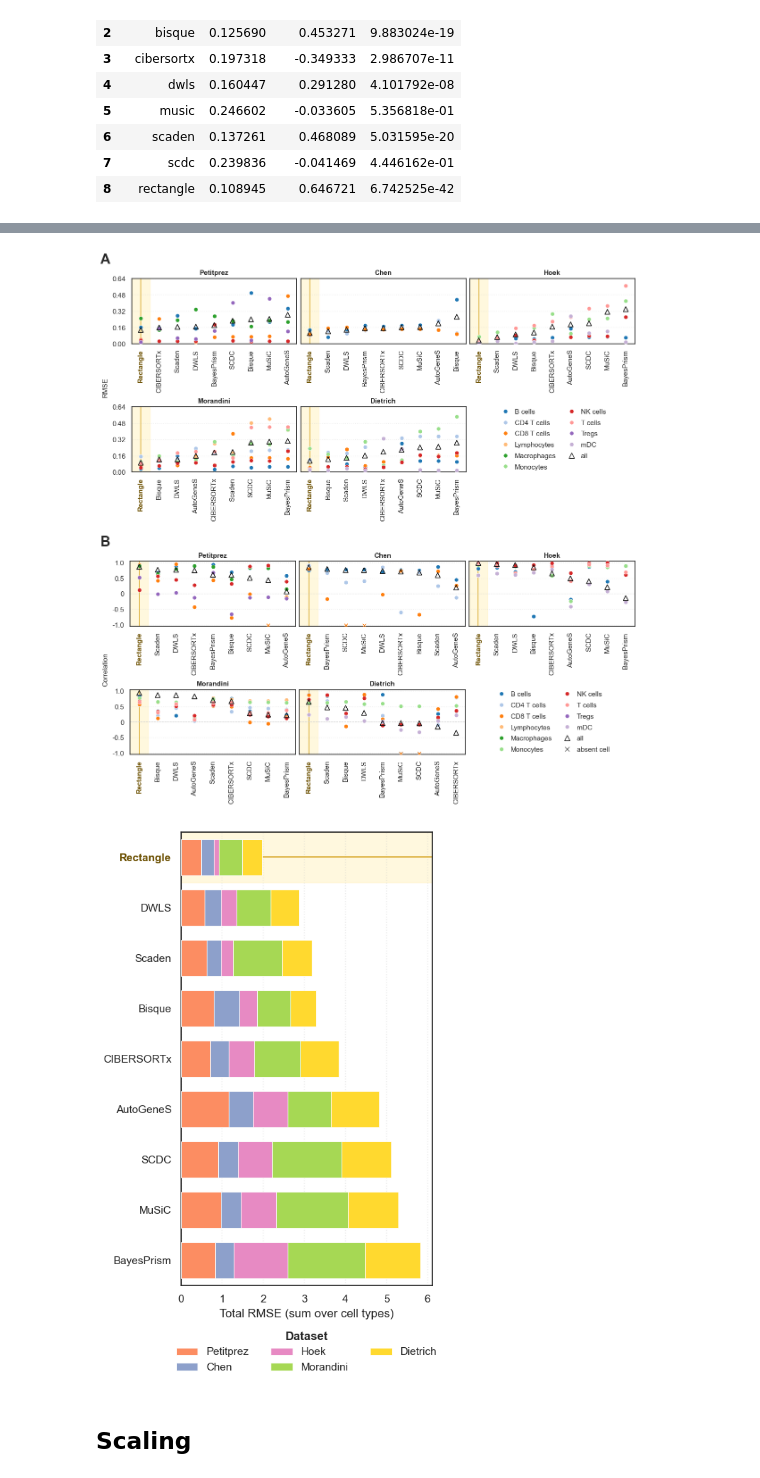
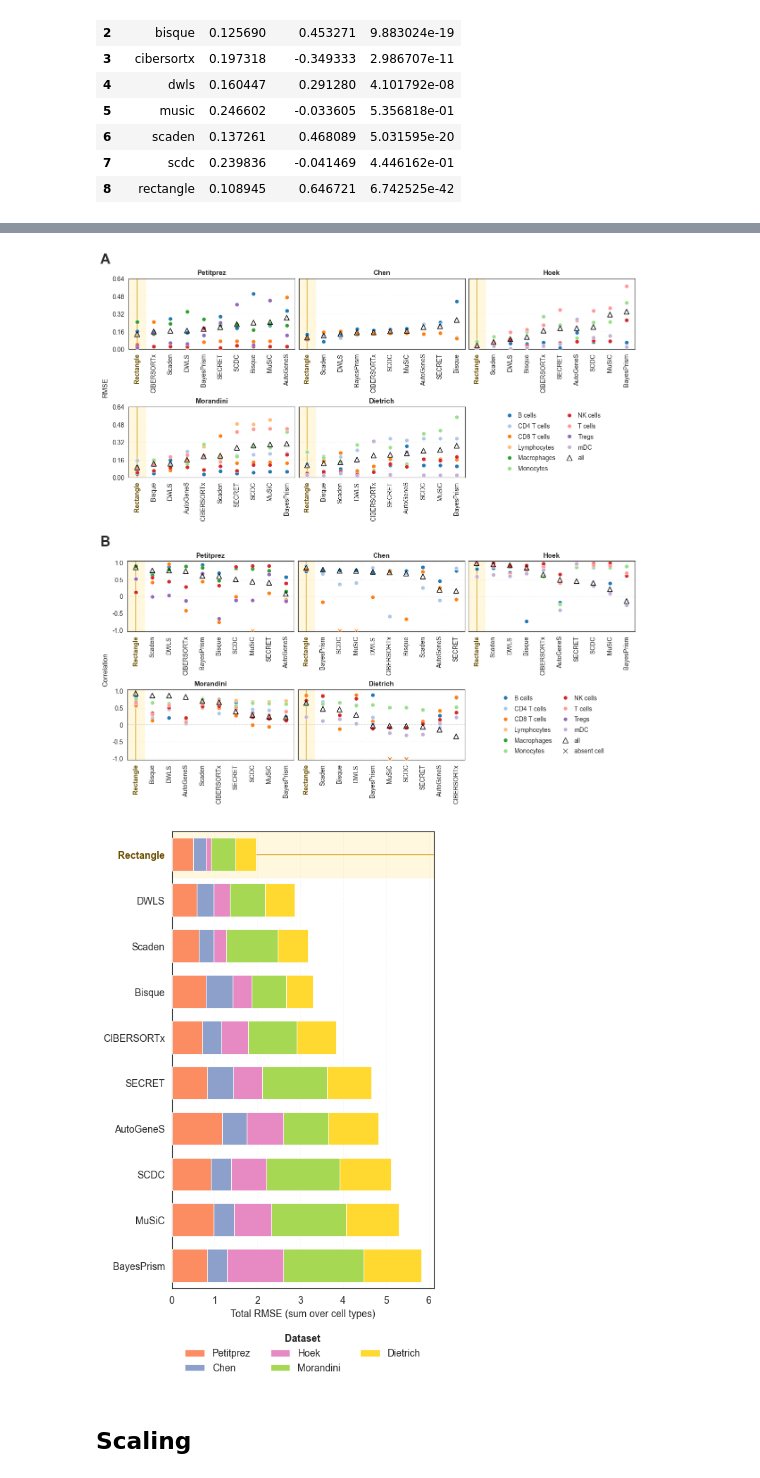
Before and after one commit to ComputationalBiomedicineGroup/rectangle_paper, a Jupyter notebook: notebooks/figure_2.ipynb, the cells around one changed output, grey strips where cells are left out. Saved outputs shown, nothing was run; the diff lists cells and outputs as text; code cells hidden in the pictures.

```diff
--- a/notebooks/figure_2.ipynb
+++ b/notebooks/figure_2.ipynb
@@ -1176,6 +1176,9 @@ importlib.reload(figure2_metrics)
 metrics_root = Path(metrics_path).resolve().parents[2]
 rectangle_cells, rectangle_overall = figure2_metrics.current_rectangle_metrics(metrics_root)
 dietrich_cells, dietrich_overall = figure2_metrics.current_dietrich_comparator_metrics(metrics_root)
+# SECRET (scripts/run_secret_fig2.R, with unknown component), scored like Rectangle; plotted only, not saved
+secret_cells, secret_overall = figure2_metrics.current_method_metrics(
+    metrics_root, 'secret', figure2_metrics.SECRET_PREDICTIONS)
 metric_columns = ['cell_type', 'method', 'bulk_ds', 'cor', 'RMSE']
 saved_metrics = pd.read_csv(metrics_path)
 saved_metrics = saved_metrics[
@@ -1205,7 +1208,7 @@ for result in rectangle_overall.to_dict('records'):
     saved_overall.loc[mask, 'Cor'] = format(result['cor'], '.15g').replace('.', ',')
 saved_overall.to_csv(overall_path, sep=';', index=False)
 
-method_order = ['autogenes', 'bayesprism', 'bisque', 'cibersortx', 'dwls', 'music', 'scaden', 'scdc', 'rectangle']
+method_order = ['autogenes', 'bayesprism', 'bisque', 'cibersortx', 'dwls', 'music', 'scaden', 'scdc', 'secret', 'rectangle']
 rectangle_idx = method_order.index('rectangle')
 # Finotello is excluded from these plots
 bulk_order = ['petitprez', 'chen', 'hoek', 'morandini', 'dietrich']
@@ -1219,6 +1222,7 @@ method_labels = {
     'music': 'MuSiC',
     'scaden': 'Scaden',
     'scdc': 'SCDC',
+    'secret': 'SECRET',
     'rectangle': 'Rectangle'
 }
 
@@ -1237,7 +1241,8 @@ df_plot['bulk_ds'] = df_plot['bulk_ds'].str.lower()
 df_plot = df_plot[df_plot['method'].isin(method_order) & df_plot['bulk_ds'].isin(bulk_order)].copy()
 morandini_method_metrics = figure2_metrics.morandini_comparator_metrics(metrics_root)
 df_plot = df_plot[~((df_plot['bulk_ds'] == 'morandini') & (df_plot['method'] != 'rectangle'))].copy()
-df_plot = pd.concat([df_plot, morandini_method_metrics], ignore_index=True)
+df_plot = pd.concat([df_plot, morandini_method_metrics, secret_cells[secret_cells['bulk_ds'].isin(bulk_order)]],
+                    ignore_index=True)
 
 overall_df = pd.read_csv(overall_path, sep=';')
 overall_df.columns = [c.strip() for c in overall_df.columns]
@@ -1259,7 +1264,7 @@ morandini_overall = morandini_method_metrics[
 ]
 overall_df = pd.concat([
     overall_df, morandini_overall[metric_columns],
-    dietrich_overall[metric_columns], rectangle_overall[metric_columns],
+    dietrich_overall[metric_columns], rectangle_overall[metric_columns], secret_overall[metric_columns],
 ], ignore_index=True)
 overall_df = overall_df[overall_df['bulk_ds'].isin(bulk_order)].copy()
 if overall_df.duplicated(['method', 'bulk_ds']).any():
@@ -1470,35 +1475,35 @@ for bulk in bulk_order:
         zorder=3,
     )
     left += vals
 
 ax.set_ylim(-0.5, len(rmse_stack_order) - 0.5)
 ax.set_yticks(y)
 ax.set_yticklabels([method_labels[m] for m in rmse_stack_order])
 ax.invert_yaxis()
 for lbl, m in zip(ax.get_yticklabels(), rmse_stack_order):
     if m == 'rectangle':
         lbl.set_fontweight('bold')
         lbl.set_color('#6b4f00')
 
 ax.set_xlabel('Total RMSE (sum over cell types)')
 ax.grid(axis='x', linestyle=':', alpha=0.35)
 legend_ncol = int(np.ceil(len(bulk_order) / 2))
 legend = ax.legend(loc='upper center', bbox_to_anchor=(0.5, -0.08), ncol=legend_ncol, frameon=False, title='Dataset')
 legend.get_title().set_fontweight('bold')
 plt.tight_layout(rect=[0.0, 0.12, 1.0, 1.0])
 plt.savefig('../figures/fig2a_method_dataset_rmse_stacked.pdf', facecolor='white', bbox_inches='tight')
 plt.show()
 # %% [output]
 Current Rectangle scores (pooled over matched samples and cell types):
   bulk_ds     RMSE      cor  n_samples  n_cell_types
 finotello 0.035020 0.953722          9             7
      chen 0.103772 0.850751         12             3
 petitprez 0.133642 0.865901         14             5
      hoek 0.032665 0.988621          8             5
 morandini 0.090399 0.935395        156             7
  dietrich 0.108945 0.646721         57             6
-[figure, old version]
+[figure, new version]
-[figure, old version]
+[figure, new version]
 # %% [markdown]
 ## Scaling
 # %%
```
Also changed, not shown: parts of 7 cells of this notebook.
